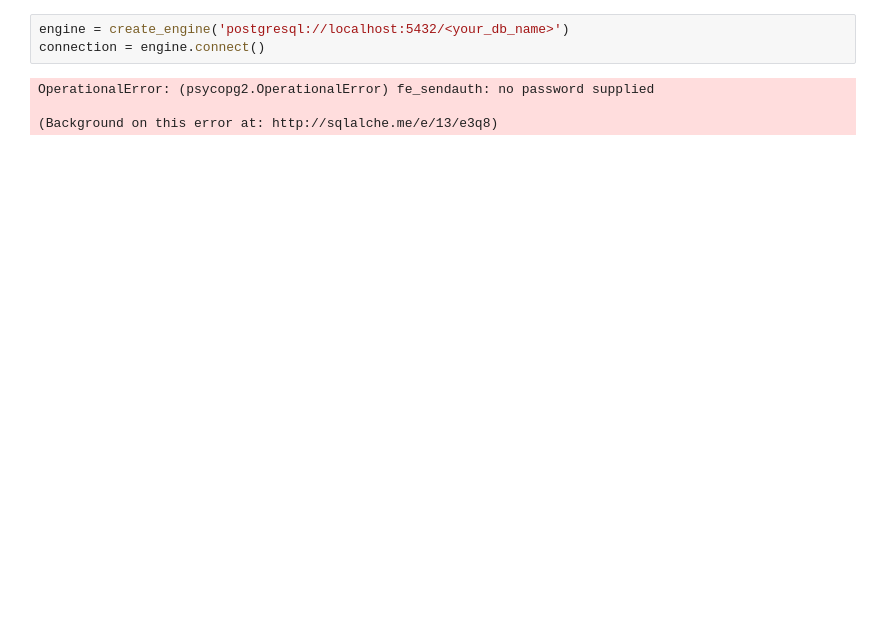
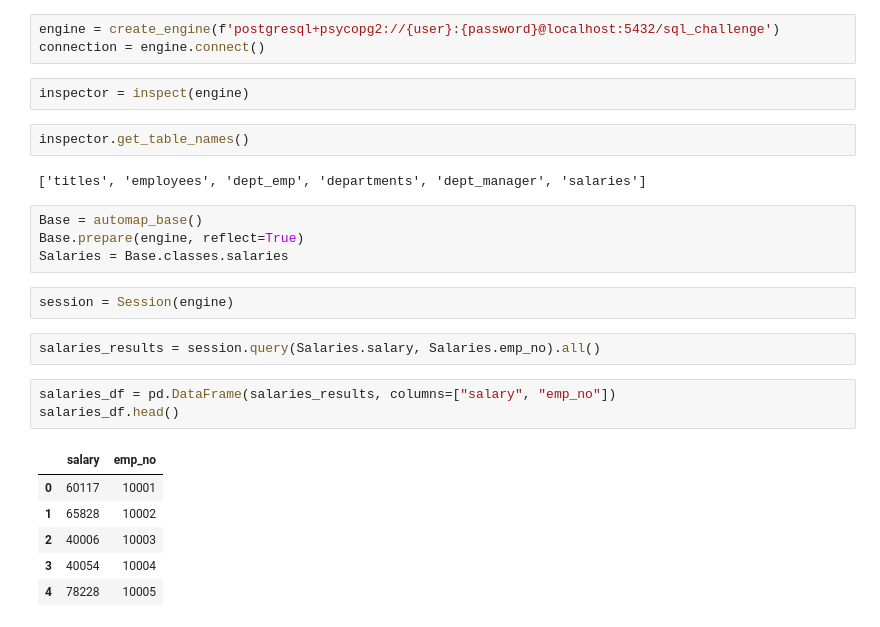
Before and after one commit to mpetersen49/sql-challenge, a Jupyter notebook: sql-py.ipynb, the cells around one changed output. Cells and saved outputs as stored; diff of their text form; blank space fills up the shorter version.

```diff
--- a/sql-py.ipynb
+++ b/sql-py.ipynb
@@ -5,7 +9,27 @@ from sqlalchemy import create_engine
 # %%
-engine = create_engine('postgresql://localhost:5432/<your_db_name>')
+engine = create_engine(f'postgresql+psycopg2://{user}:{password}@localhost:5432/sql_challenge')
 connection = engine.connect()
-# %% [output]
-OperationalError: (psycopg2.OperationalError) fe_sendauth: no password supplied
-
-(Background on this error at: http://sqlalche.me/e/13/e3q8)
+# %%
+inspector = inspect(engine)
+# %%
+inspector.get_table_names()
+# %% [output]
+['titles', 'employees', 'dept_emp', 'departments', 'dept_manager', 'salaries']
+# %%
+Base = automap_base()
+Base.prepare(engine, reflect=True)
+Salaries = Base.classes.salaries
+# %%
+session = Session(engine)
+# %%
+salaries_results = session.query(Salaries.salary, Salaries.emp_no).all()
+# %%
+salaries_df = pd.DataFrame(salaries_results, columns=["salary", "emp_no"])
+salaries_df.head()
+# %% [output]
+|  | salary | emp_no |
+| 0 | 60117 | 10001 |
+| 1 | 65828 | 10002 |
+| 2 | 40006 | 10003 |
+| 3 | 40054 | 10004 |
+| 4 | 78228 | 10005 |
```
Also changed, not shown: parts of 5 cells of this notebook.
